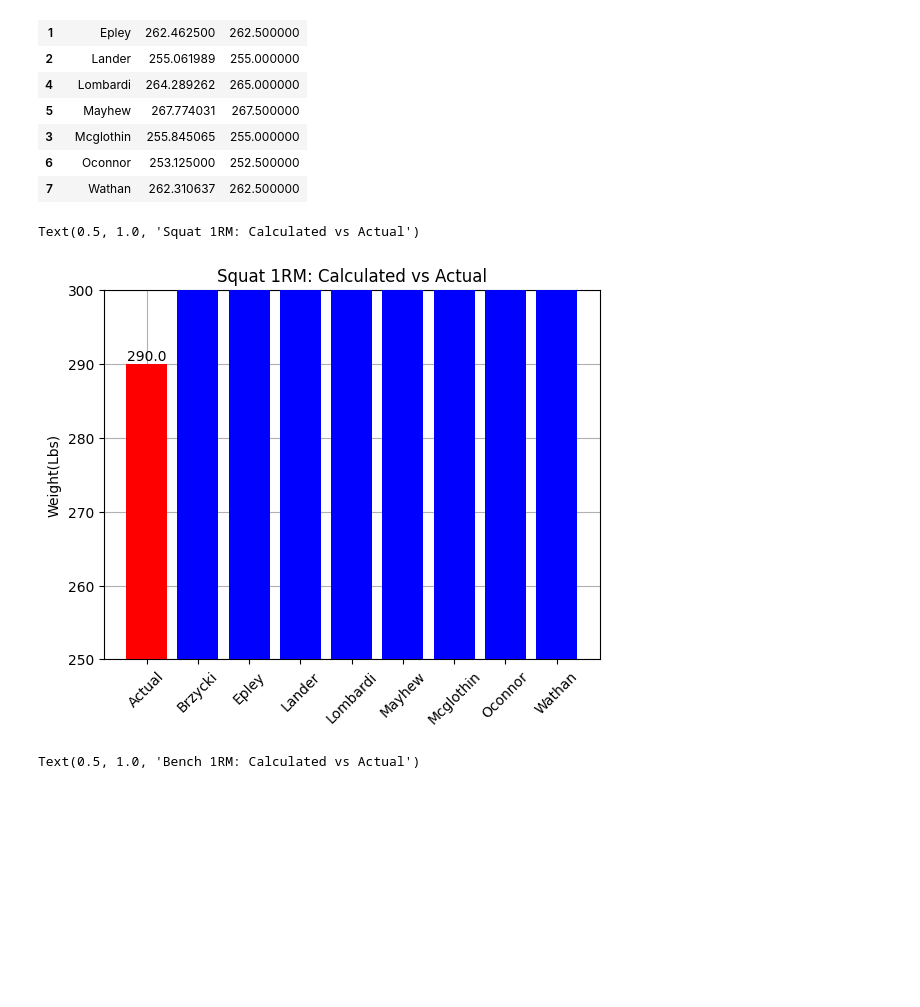
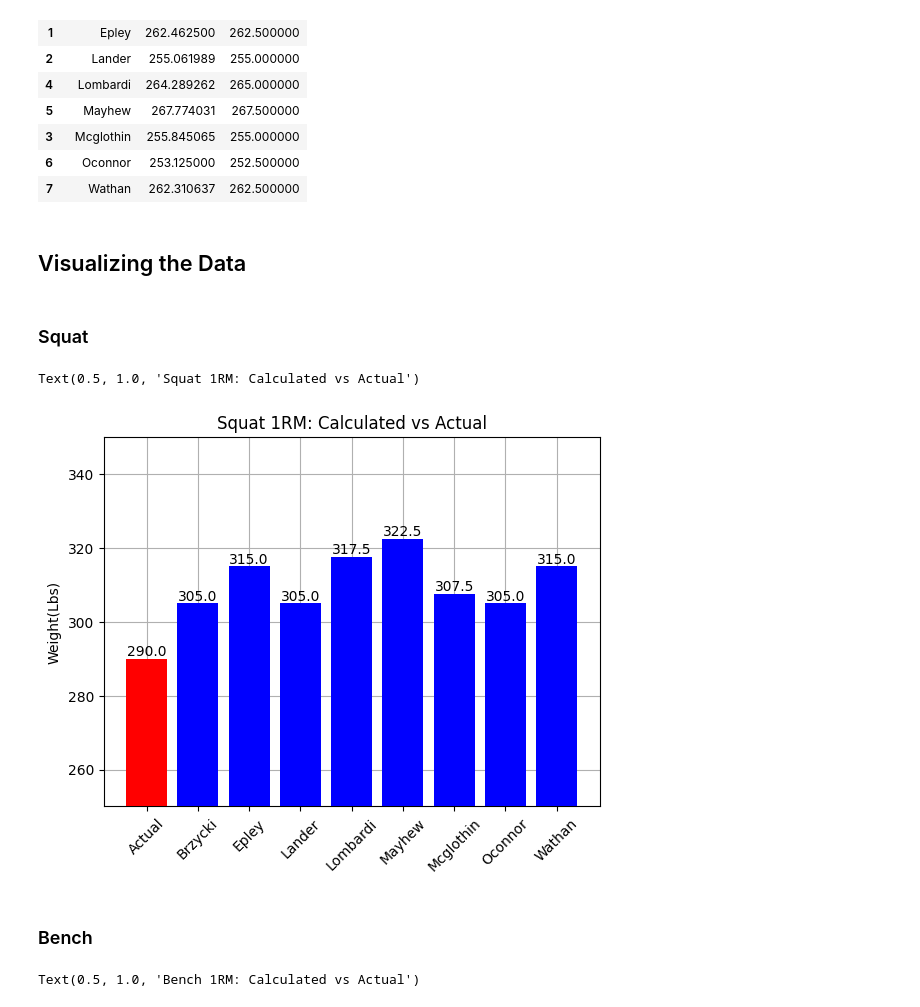
Before and after one commit to cory-young/Data-Analysis-Portfolio, a Jupyter notebook: Python/1rm-calculator.ipynb, the cells around one changed output. Drawn from its saved outputs; the diff is of its cells as text; code cells hidden in the pictures; blank space fills up the shorter version.

```diff
--- a/Python/1rm-calculator.ipynb
+++ b/Python/1rm-calculator.ipynb
@@ -125,22 +139,28 @@ Bench
 | 3 | Mcglothin | 255.845065 | 255.000000 |
 | 6 | Oconnor | 253.125000 | 252.500000 |
 | 7 | Wathan | 262.310637 | 262.500000 |
+# %% [markdown]
+## Visualizing the Data
+# %% [markdown]
+### Squat
 # %%
 x1 = df_squat.Calc_name
 y1 = df_squat.Inc_25
 colors = ['b'] * 9
 colors[0] = 'r'
 ax1 = plt.bar(x1, y1, color = colors, zorder=3)
 plt.bar_label(ax1, labels=y1,label_type='edge', zorder=3)
 #sns.boxplot(data = y)
 plt.grid(zorder=0)
 plt.xticks(rotation=45)
-plt.ylim(250, 300)
+plt.ylim(250, 350)
 plt.ylabel('Weight(Lbs)')
 plt.title('Squat 1RM: Calculated vs Actual')
 # %% [output]
 Text(0.5, 1.0, 'Squat 1RM: Calculated vs Actual')
-[figure, old version]
+[figure, new version]
+# %% [markdown]
+### Bench
 # %%
 x2 = df_bench.Calc_name
 y2 = df_bench.Inc_25
```
Also changed, not shown: parts of 12 cells of this notebook.
